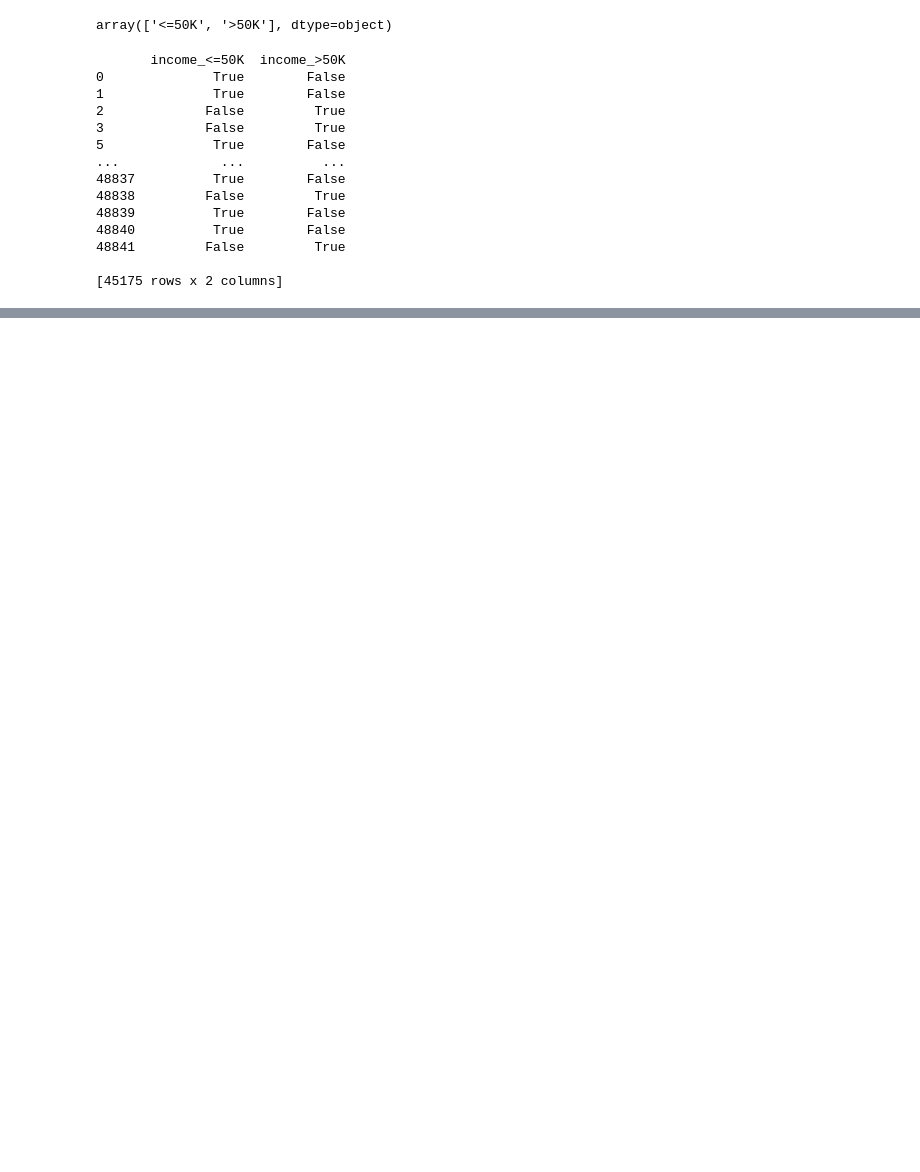
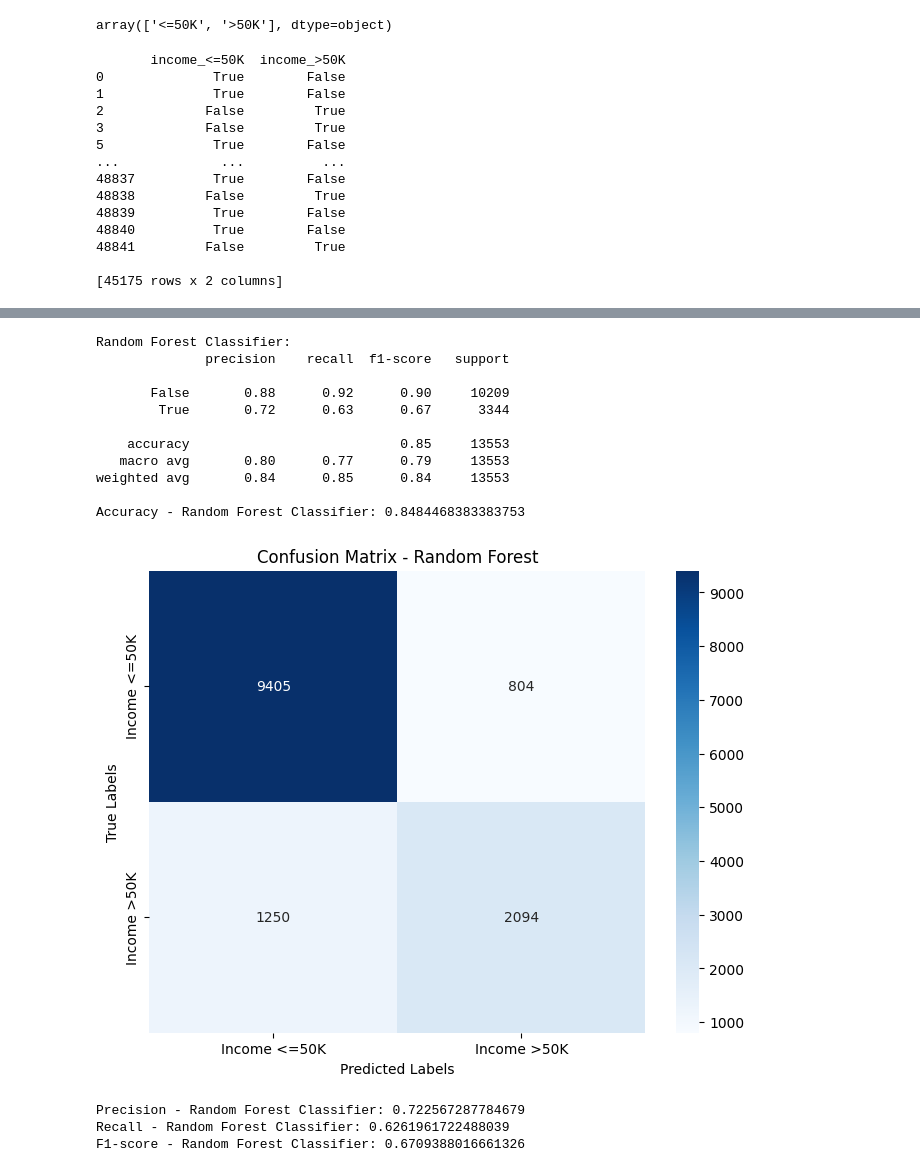
Before and after one commit to AzwadFawadHasan/PredictingIncomeClass, a Jupyter notebook: loading_dataset_v2.ipynb, the cells around one changed output, grey strips where cells are left out. Saved outputs shown, nothing was run; the diff lists cells and outputs as text; code cells hidden in the pictures; blank space fills up the shorter version.

```diff
--- a/loading_dataset_v2.ipynb
+++ b/loading_dataset_v2.ipynb
@@ -505,0 +482,61 @@ memory usage: 6.5 MB
+# %%
+from sklearn.ensemble import RandomForestClassifier
+
+# Create Random Forest classifier
+rf_classifier = RandomForestClassifier(random_state=42)
+
+# Train the model
+rf_classifier.fit(X_train_balanced, y_train_balanced)
+
+# Predict on the test set
+y_pred_rf = rf_classifier.predict(X_test)
+# %%
+# Evaluate the model
+print("Random Forest Classifier:")
+print(classification_report(y_test, y_pred_rf))
+random_forest_classification_report = classification_report(y_test, y_pred_rf)
+from sklearn.metrics import accuracy_score
+
+# Calculate accuracy score for Random Forest classifier
+accuracy_rf = accuracy_score(y_test, y_pred_rf)
+print("Accuracy - Random Forest Classifier:", accuracy_rf)
+
+# Plot confusion matrix
+conf_matrix_rf = confusion_matrix(y_test, y_pred_rf)
+plt.figure(figsize=(8, 6))
+sns.heatmap(conf_matrix_rf, annot=True, fmt="d", cmap="Blues", xticklabels=class_labels, yticklabels=class_labels)
+plt.xlabel('Predicted Labels')
+plt.ylabel('True Labels')
+plt.title('Confusion Matrix - Random Forest')
+plt.show()
+# %% [output]
+Random Forest Classifier:
+              precision    recall  f1-score   support
+
+       False       0.88      0.92      0.90     10209
+        True       0.72      0.63      0.67      3344
+
+    accuracy                           0.85     13553
+   macro avg       0.80      0.77      0.79     13553
+weighted avg       0.84      0.85      0.84     13553
+
+Accuracy - Random Forest Classifier: 0.8484468383383753
+[figure, added]
+# %%
+# Calculate precision
+precision_rf = precision_score(y_test, y_pred_rf)
+
+# Calculate recall
+recall_rf = recall_score(y_test, y_pred_rf)
+
+# Calculate F1-score
+f1_rf = f1_score(y_test, y_pred_rf)
+
+# Print the results
+print("Precision - Random Forest Classifier:", precision_rf)
+print("Recall - Random Forest Classifier:", recall_rf)
+print("F1-score - Random Forest Classifier:", f1_rf)
+# %% [output]
+Precision - Random Forest Classifier: 0.722567287784679
+Recall - Random Forest Classifier: 0.6261961722488039
+F1-score - Random Forest Classifier: 0.6709388016661326
```
Also changed, not shown: parts of 56 cells of this notebook.
